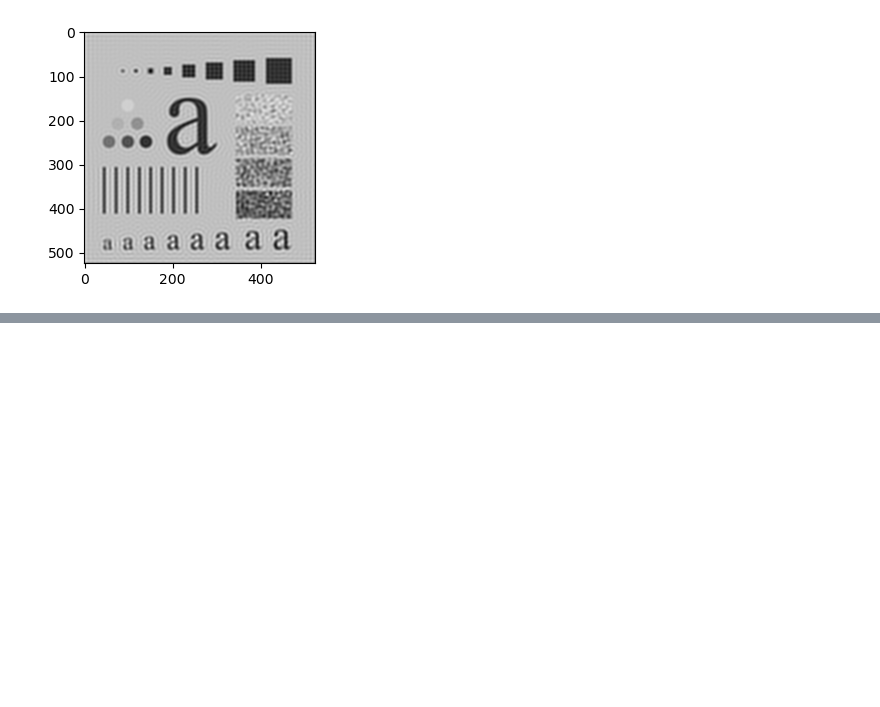
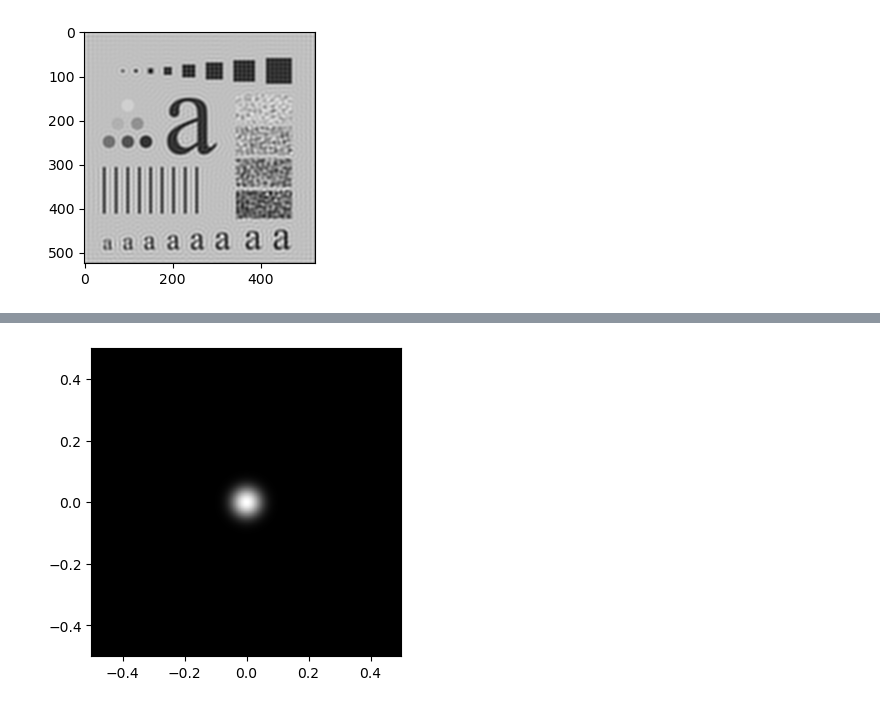
Before and after one commit to chcomin/curso-processamento-de-imagens, a Jupyter notebook: M04_filtragem_de_frequencia/pratica/4 - Filtros no domínio da frequência.ipynb, the cells around one changed output, grey strips where cells are left out. Drawn from its saved outputs; the diff is of its cells as text; code cells hidden in the pictures; blank space fills up the shorter version.

```diff
--- a/M04_filtragem_de_frequencia/pratica/4 - Filtros no domínio da frequência.ipynb
+++ b/M04_filtragem_de_frequencia/pratica/4 - Filtros no domínio da frequência.ipynb
@@ -97,0 +102,17 @@ plt.imshow(img_filtered, 'gray')
+# %%
+def gaussian_low_pass_filter(img, sigma_r, sigma_c):
+    num_rows, num_cols = img.shape
+    freq_r, freq_c = generate_frequencies(num_rows, num_cols)
+
+    low_pass_gauss_filter = np.zeros([num_rows, num_cols])
+    for row in range(num_rows):
+        for col in range(num_cols):
+            exponent = (freq_r[row]**2/(2*sigma_r**2) +
+                    freq_c[col]**2/(2*sigma_c**2))
+            low_pass_gauss_filter[row, col] = np.exp(-exponent)
+    return low_pass_gauss_filter
+
+lp_filter = gaussian_low_pass_filter(img_padded, sigma_r=0.03, sigma_c=0.03)
+show_fourier_spectrum(freq_r, freq_c, lp_filter)
+# %% [output]
+[figure, added]
```
Also changed, not shown: parts of 10 cells of this notebook, 7 other files.
